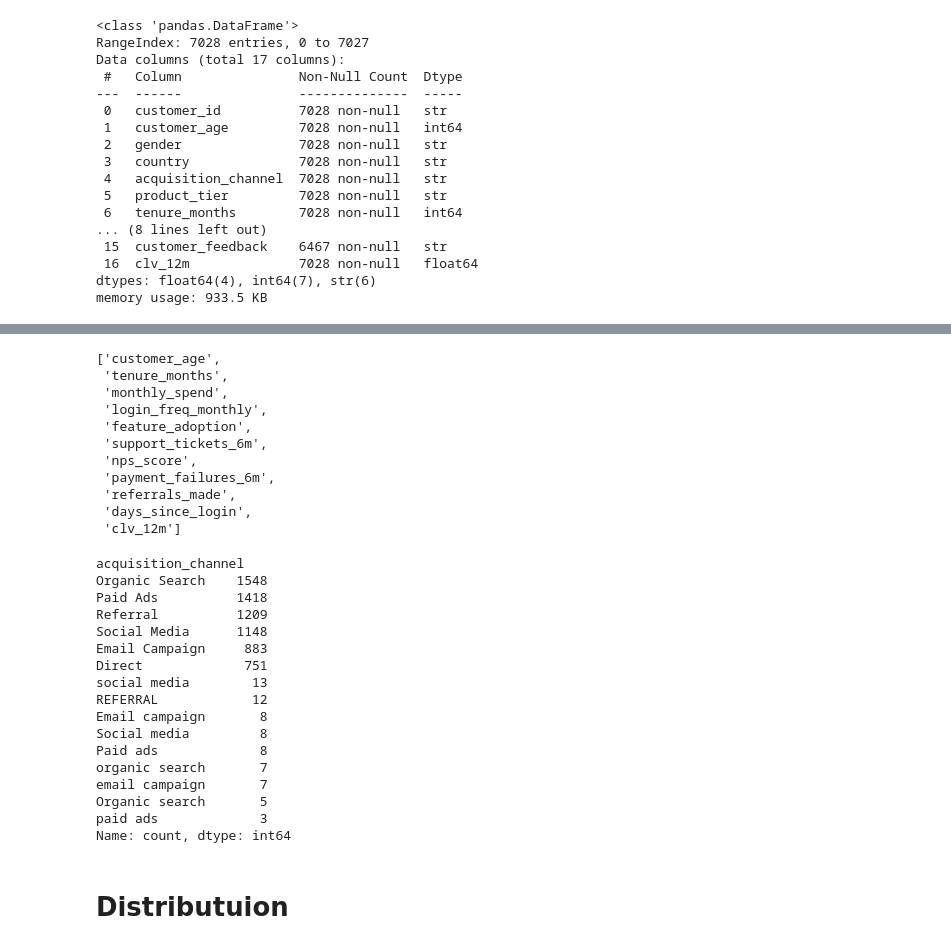
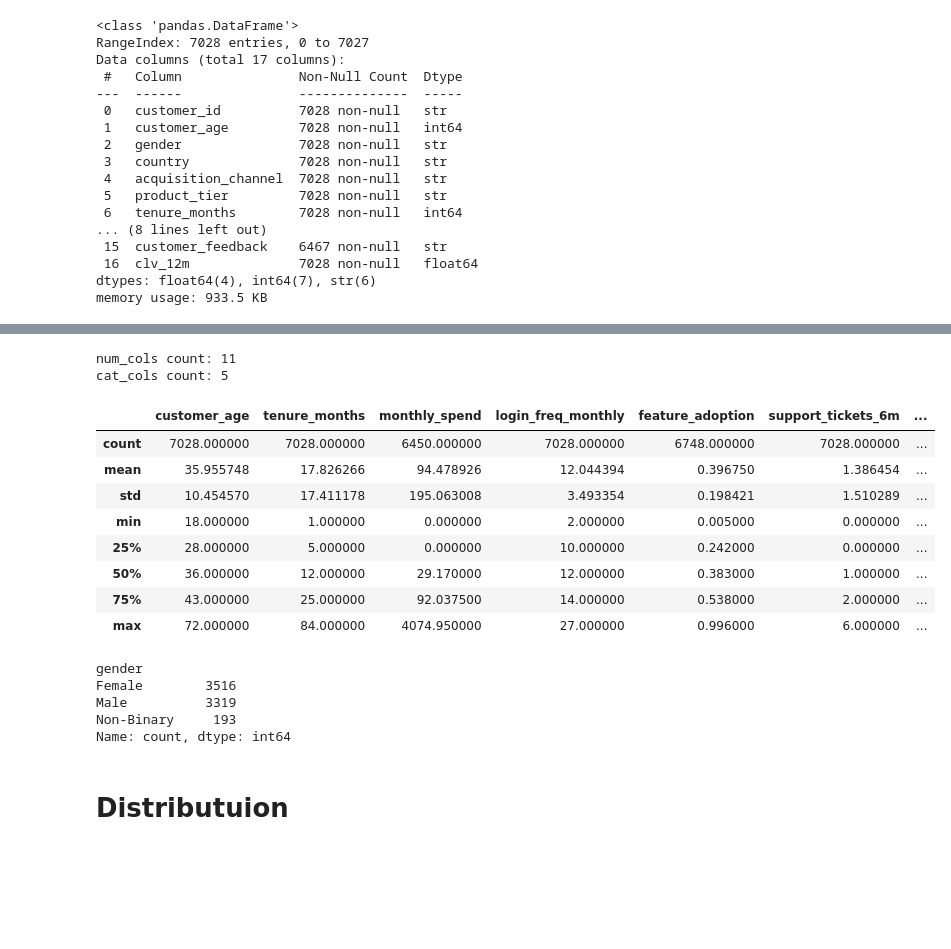
Before and after one commit to Wewds1/ML_Projects, a Jupyter notebook: customer_lifetime/notebooks/01_eda.ipynb, the cells around one changed output, grey strips where cells are left out. Saved outputs shown, nothing was run; the diff lists cells and outputs as text; code cells hidden in the pictures; blank space fills up the shorter version.

```diff
--- a/customer_lifetime/notebooks/01_eda.ipynb
+++ b/customer_lifetime/notebooks/01_eda.ipynb
@@ -76,17 +109,23 @@ Duplicates excluding customer_id: 28
+# %%
+# display(df[["product_tier", "acquisition_channel", "gender", "country"]].isna().sum())
+# display(df[["product_tier", "acquisition_channel", "gender", "country"]].head(10))
+print("num_cols count:", len(num_cols))
+print("cat_cols count:", len(cat_cols))
+# %% [output]
+num_cols count: 11
+cat_cols count: 5
 # %%
-display(num_cols)
+display(df[num_cols].describe())
 # %% [output]
-['customer_age',
- 'tenure_months',
- 'monthly_spend',
- 'login_freq_monthly',
- 'feature_adoption',
- 'support_tickets_6m',
- 'nps_score',
- 'payment_failures_6m',
- 'referrals_made',
- 'days_since_login',
- 'clv_12m']
+|  | customer_age | tenure_months | monthly_spend | login_freq_monthly | feature_adoption | support_tickets_6m | ... |
+| count | 7028.000000 | 7028.000000 | 6450.000000 | 7028.000000 | 6748.000000 | 7028.000000 | ... |
+| mean | 35.955748 | 17.826266 | 94.478926 | 12.044394 | 0.396750 | 1.386454 | ... |
+| std | 10.454570 | 17.411178 | 195.063008 | 3.493354 | 0.198421 | 1.510289 | ... |
+| min | 18.000000 | 1.000000 | 0.000000 | 2.000000 | 0.005000 | 0.000000 | ... |
+| 25% | 28.000000 | 5.000000 | 0.000000 | 10.000000 | 0.242000 | 0.000000 | ... |
+| 50% | 36.000000 | 12.000000 | 29.170000 | 12.000000 | 0.383000 | 1.000000 | ... |
+| 75% | 43.000000 | 25.000000 | 92.037500 | 14.000000 | 0.538000 | 2.000000 | ... |
+| max | 72.000000 | 84.000000 | 4074.950000 | 27.000000 | 0.996000 | 6.000000 | ... |
 # %%
 # display(df.describe())
 
@@ -94,24 +133,12 @@ display(num_cols)
 
 
 
-display(df['acquisition_channel'].value_counts())
+display(df['gender'].value_counts())
 # %% [output]
-acquisition_channel
-Organic Search    1548
-Paid Ads          1418
-Referral          1209
-Social Media      1148
-Email Campaign     883
-Direct             751
-social media        13
-REFERRAL            12
-Email campaign       8
-Social media         8
-Paid ads             8
-organic search       7
-email campaign       7
-Organic search       5
-paid ads             3
+gender
+Female        3516
+Male          3319
+Non-Binary     193
 Name: count, dtype: int64
 # %% [markdown]
 # Distributuion
```
Also changed, not shown: parts of 8 cells of this notebook, 38 other files.
